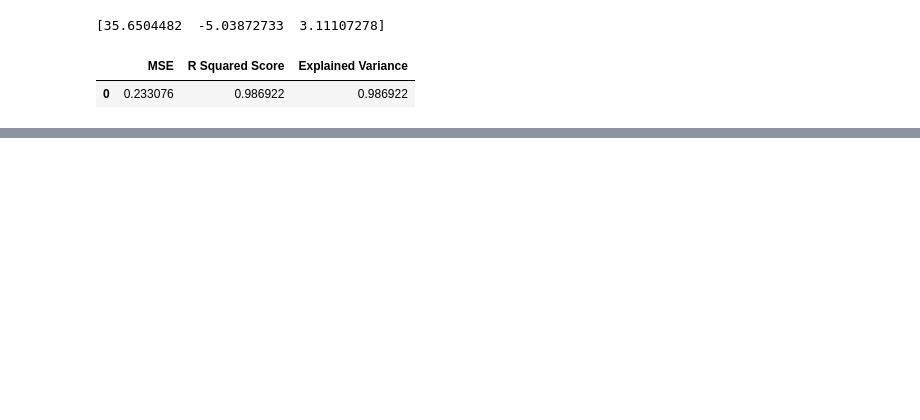
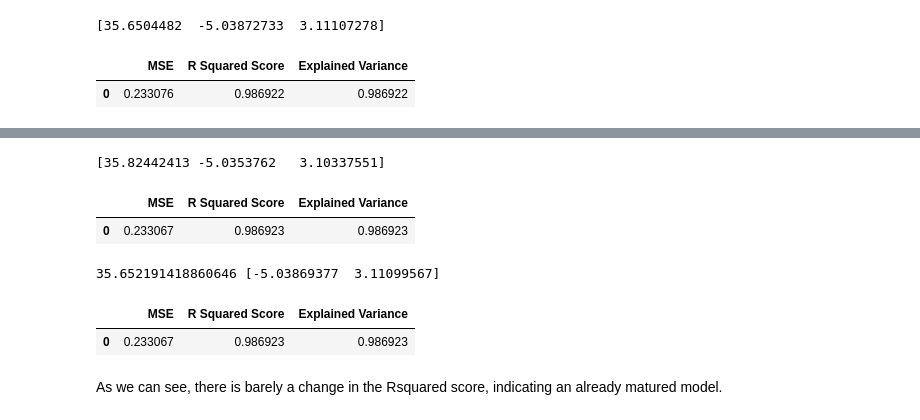
Before and after one commit to vishal-parameswaran/University-of-Chicago, a Jupyter notebook: Machine Learning & Predictive Analytics/Assignment 1/Code/MLPA_Assignment_1.ipynb, the cells around one changed output, grey strips where cells are left out. Cells and saved outputs as stored; diff of their text form; code cells hidden in the pictures; blank space fills up the shorter version.

```diff
--- a/Machine Learning & Predictive Analytics/Assignment 1/Code/MLPA_Assignment_1.ipynb
+++ b/Machine Learning & Predictive Analytics/Assignment 1/Code/MLPA_Assignment_1.ipynb
@@ -114,0 +126,37 @@ st_t_deg = sns.scatterplot(data = lin_stacked_data,x="Salnty",y="vals",hue="cols
+# %%
+class RIDGELinearRegression:
+
+    def fit(self,X,y,l2):
+        m, n = np.shape(X)
+        top_half = np.hstack((np.ones((m, 1)), X))
+        bottom = np.zeros((n, n))
+        np.fill_diagonal(bottom, np.sqrt(l2))
+        bottom_half = np.hstack((np.zeros((n, 1)), bottom))
+        X = np.vstack((top_half, bottom_half))
+        y = np.append(y, np.zeros(n))
+        self.thetas = np.linalg.solve(np.dot(X.T, X), np.dot(X.T, y))
+    def predict(self,X):
+        beta_pred = np.c_[np.ones((X.shape[0], 1)), X]
+        return beta_pred.dot(self.thetas)
+# %%
+ridge_lin_reg = RIDGELinearRegression()
+ridge_lin_reg.fit(X_train,y_train,100)
+print(ridge_lin_reg.thetas)
+ridge_y_pred = ridge_lin_reg.predict(X_test)
+find_metrics(y_test=y_test.values,y_pred=ridge_y_pred)
+# %% [output]
+[35.82442413 -5.0353762   3.10337551]
+|  | MSE | R Squared Score | Explained Variance |
+| 0 | 0.233067 | 0.986923 | 0.986923 |
+# %%
+ridge_reg = Ridge(alpha=1, solver="cholesky", random_state=42)
+ridge_reg.fit(X_train,y_train)
+print(ridge_reg.intercept_, ridge_reg.coef_)
+ridge_reg_y_pred = ridge_reg.predict(X_test)
+find_metrics(y_test=y_test.values,y_pred=ridge_y_pred)
+# %% [output]
+35.652191418860646 [-5.03869377  3.11099567]
+|  | MSE | R Squared Score | Explained Variance |
+| 0 | 0.233067 | 0.986923 | 0.986923 |
+# %% [markdown]
+As we can see, there is barely a change in the Rsquared score, indicating an already matured model.
```
Also changed, not shown: parts of 22 cells of this notebook, 1 other file.
